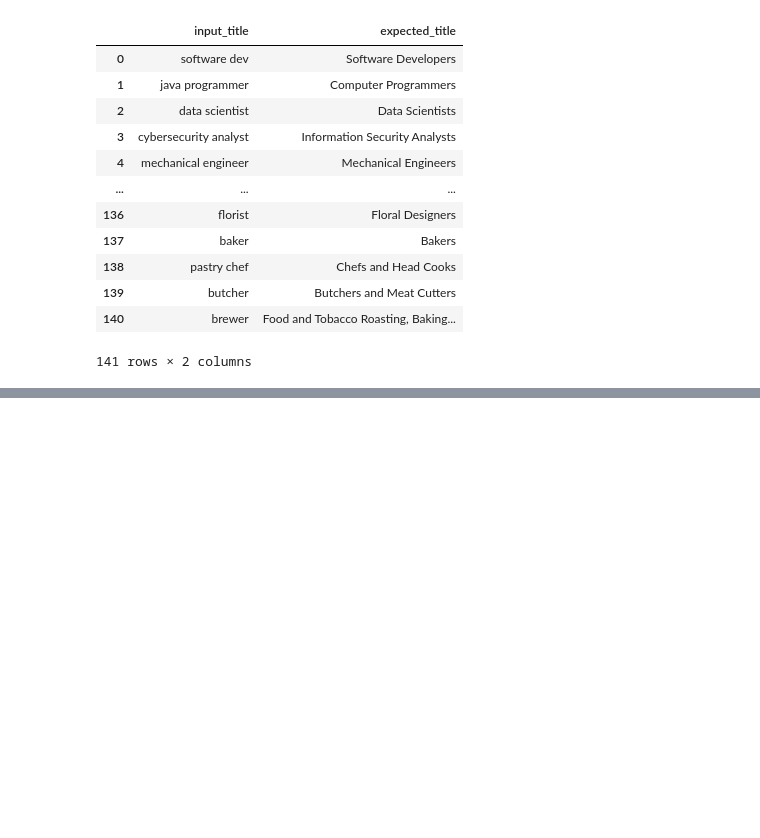
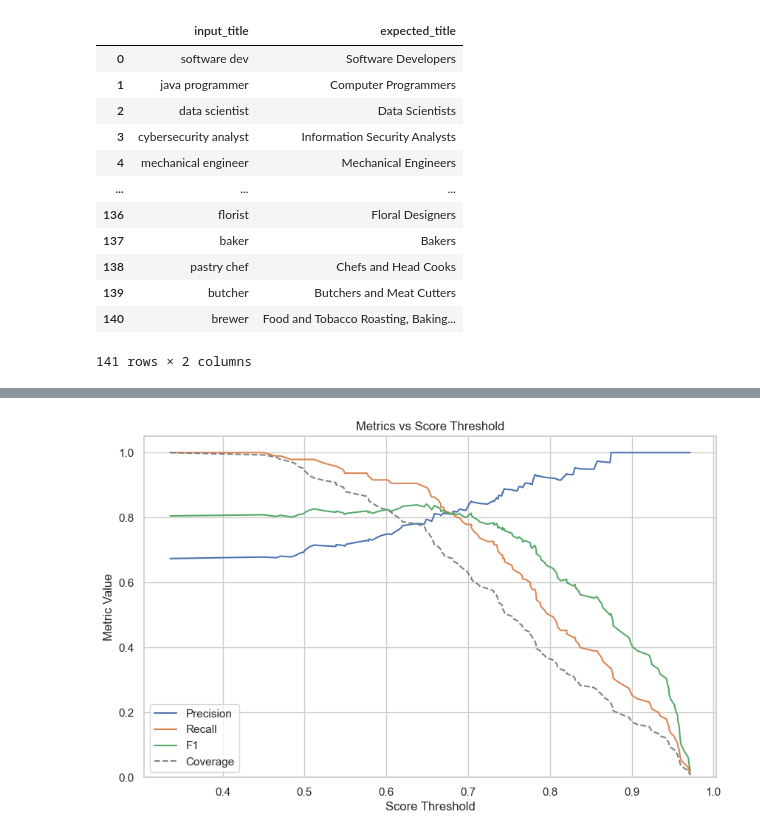
Before and after one commit to devinhelgeson/normalization_service, a Jupyter notebook: eval/evaluate_job_title_normalization.ipynb, the cells around one changed output, grey strips where cells are left out. Saved outputs shown, nothing was run; the diff lists cells and outputs as text; code cells hidden in the pictures; blank space fills up the shorter version.

```diff
--- a/eval/evaluate_job_title_normalization.ipynb
+++ b/eval/evaluate_job_title_normalization.ipynb
@@ -85,0 +128,8 @@ def evaluate_api(endpoint, params, eval_data):
+# %%
+embedding_top_1_df, metrics = evaluate_api(
+    endpoint="http://127.0.0.1:8000/match/embedding",
+    params={"limit": 1, "embedding_score_threshold": 0.0},
+    eval_data=eval_df,
+)
+print(metrics)
+embedding_top_1_df
@@ -85,0 +151,79 @@ def evaluate_api(endpoint, params, eval_data):
+# %%
+df_sorted = embedding_top_1_df.sort_values("score").reset_index(drop=True)
+thresholds = df_sorted["score"].tolist()
+
+best_thresholds = {
+    "precision": {"threshold": None, "value": -1},
+    "recall": {"threshold": None, "value": -1},
+    "f1": {"threshold": None, "value": -1},
+    # "accuracy": {"threshold": None, "value": -1},
+    "coverage": {"threshold": None, "value": -1},
+}
+
+metrics = []
+for t in thresholds:
+    valid = df_sorted["score"] >= t
+    TP = ((valid) & (df_sorted["correct"])).sum()
+    FP = ((valid) & (~df_sorted["correct"])).sum()
+    FN = ((~valid) & (df_sorted["correct"])).sum()
+    # FN = (~valid).sum()
+
+    precision = TP / (TP + FP) if (TP + FP) > 0 else 0
+    recall = TP / (TP + FN) if (TP + FN) > 0 else 0
+    f1 = (
+        (2 * precision * recall / (precision + recall))
+        if (precision + recall) > 0
+        else 0
+    )
+    coverage = valid.mean()
+
+    if precision > best_thresholds["precision"]["value"]:
+        best_thresholds["precision"] = {"threshold": t, "value": precision}
+    if recall > best_thresholds["recall"]["value"]:
+        best_thresholds["recall"] = {"threshold": t, "value": recall}
+    if f1 > best_thresholds["f1"]["value"]:
+        best_thresholds["f1"] = {"threshold": t, "value": f1}
+    # if accuracy > best_thresholds["accuracy"]["value"]:
+    #     best_thresholds["accuracy"] = {"threshold": t, "value": accuracy}
+    if coverage > best_thresholds["coverage"]["value"]:
+        best_thresholds["coverage"] = {"threshold": t, "value": coverage}
+
+    metrics.append(
+        {
+            "score": t,
+            "precision": precision,
+            "recall": recall,
+            "f1": f1,
+            # "accuracy": accuracy,
+            "coverage": coverage,
+        }
+    )
+
+metrics_df = pd.DataFrame(metrics)
+
+# Plot metrics vs score
+plt.figure(figsize=(10, 6))
+plt.plot(metrics_df["score"], metrics_df["precision"], label="Precision")
+plt.plot(metrics_df["score"], metrics_df["recall"], label="Recall")
+plt.plot(metrics_df["score"], metrics_df["f1"], label="F1")
+plt.plot(
+    metrics_df["score"],
+    metrics_df["coverage"],
+    label="Coverage",
+    linestyle="--",
+    color="gray",
+)
+
+plt.xlabel("Score Threshold")
+plt.ylabel("Metric Value")
+plt.title("Metrics vs Score Threshold")
+plt.ylim(0, 1.05)
+plt.legend()
+plt.grid(True)
+plt.show()
+
+# Show best thresholds
+print("Best thresholds by metric:")
+for metric, data in best_thresholds.items():
+    print(f"{metric}: threshold={data['threshold']}, value={data['value']:.4f}")
+# %% [output]
@@ -85,0 +247 @@ def evaluate_api(endpoint, params, eval_data):
+[figure, added]
```
Also changed, not shown: parts of 24 cells of this notebook, 16 other files.
